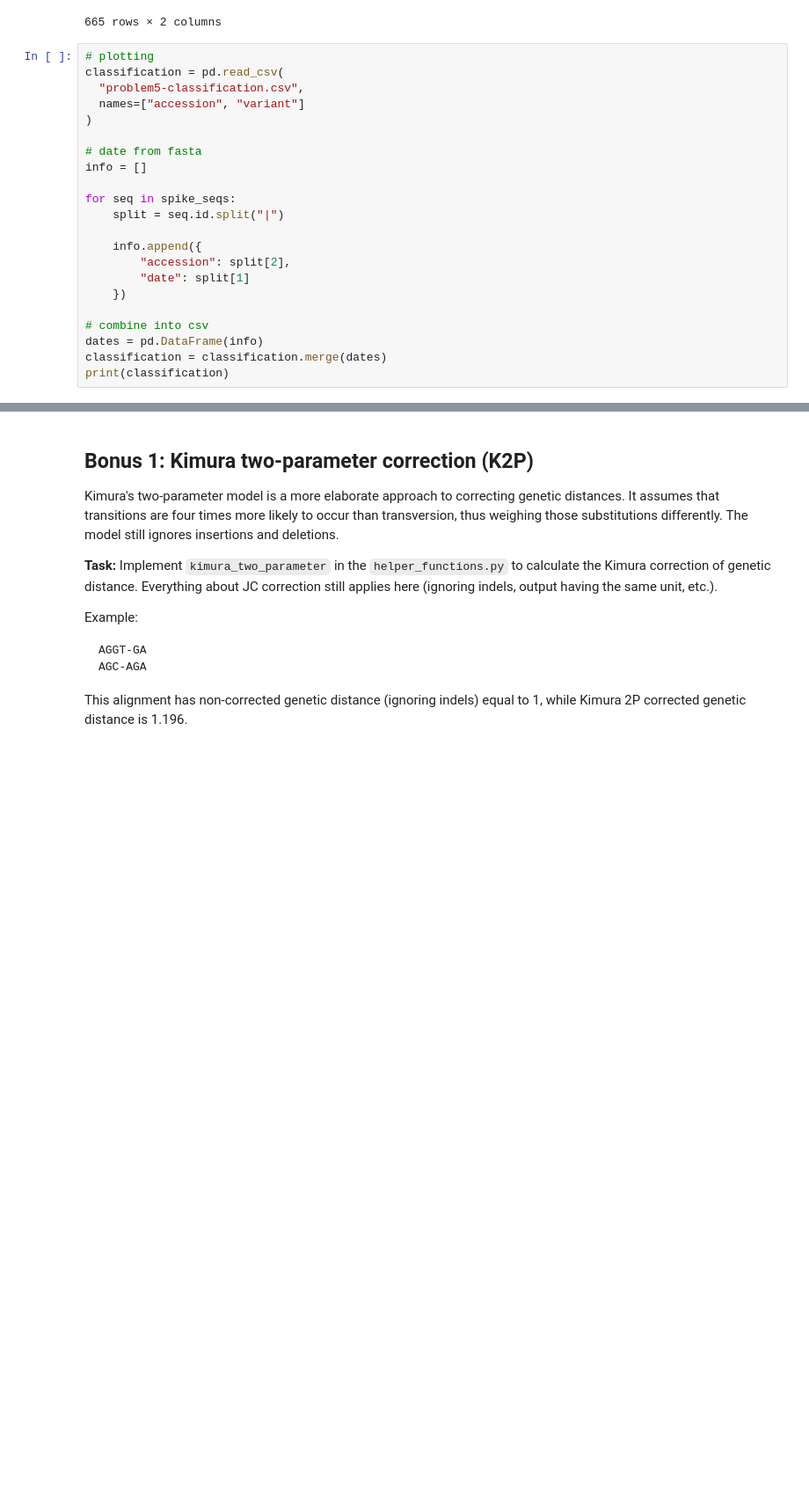
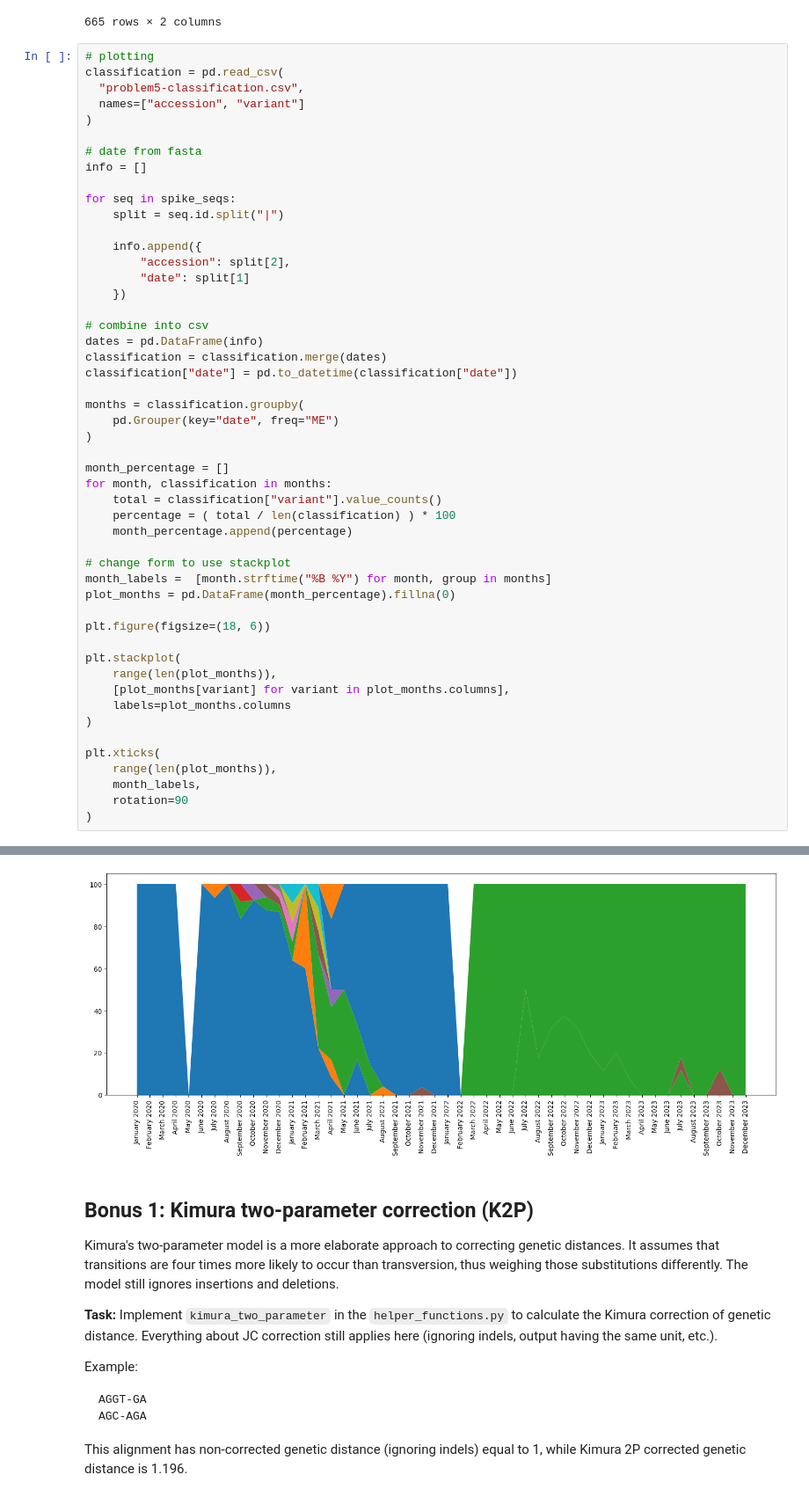
Before and after one commit to aewr-ey/assign_viral_evo, a Jupyter notebook: viral_evo_workbook.ipynb, the cells around one changed output, grey strips where cells are left out. Shown at 88% size. Drawn from its saved outputs; the diff is of its cells as text; blank space fills up the shorter version.

Commit message:
graph

```diff
--- a/viral_evo_workbook.ipynb
+++ b/viral_evo_workbook.ipynb
@@ -633,5 +633,33 @@ for seq in spike_seqs:
 # combine into csv
 dates = pd.DataFrame(info)
 classification = classification.merge(dates)
-print(classification)
+classification["date"] = pd.to_datetime(classification["date"])
+
+months = classification.groupby(
+    pd.Grouper(key="date", freq="ME")
+)
+
+month_percentage = []
+for month, classification in months:
+    total = classification["variant"].value_counts()
+    percentage = ( total / len(classification) ) * 100
+    month_percentage.append(percentage)
+
+# change form to use stackplot
+month_labels =  [month.strftime("%B %Y") for month, group in months]
+plot_months = pd.DataFrame(month_percentage).fillna(0)
+
+plt.figure(figsize=(18, 6))
+
+plt.stackplot(
+    range(len(plot_months)),
+    [plot_months[variant] for variant in plot_months.columns],
+    labels=plot_months.columns
+)
+
+plt.xticks(
+    range(len(plot_months)),
+    month_labels,
+    rotation=90
+)
 # %% [output]
@@ -652,3 +683,4 @@ print(classification)
+[figure, added]
 # %% [markdown]
 ## Bonus 1: Kimura two-parameter correction (K2P)
 
```
Also changed, not shown: parts of 1 cell of this notebook.
